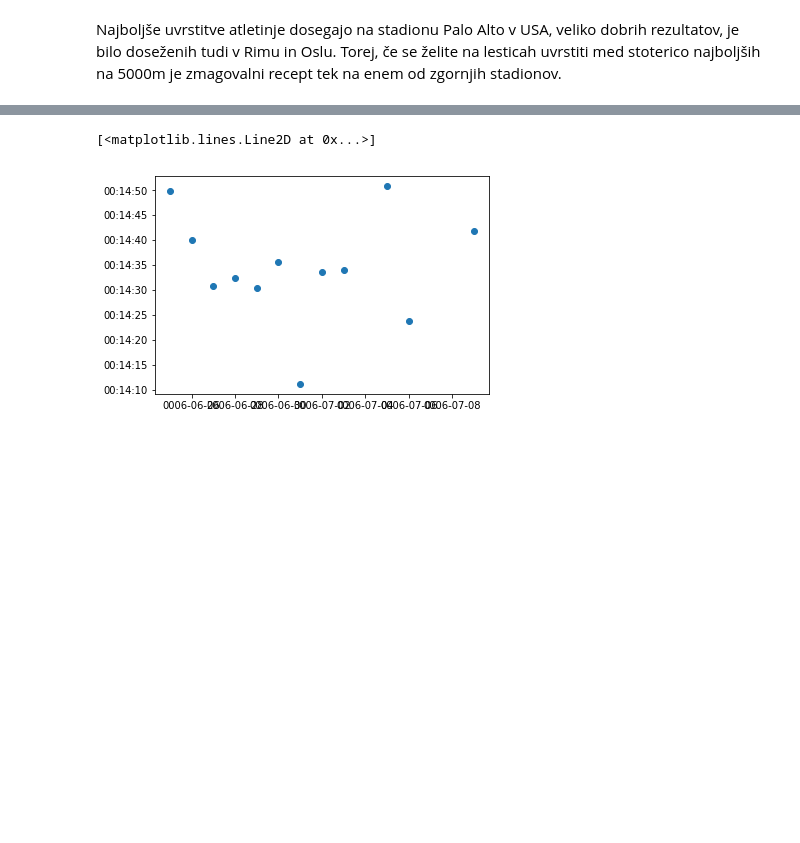
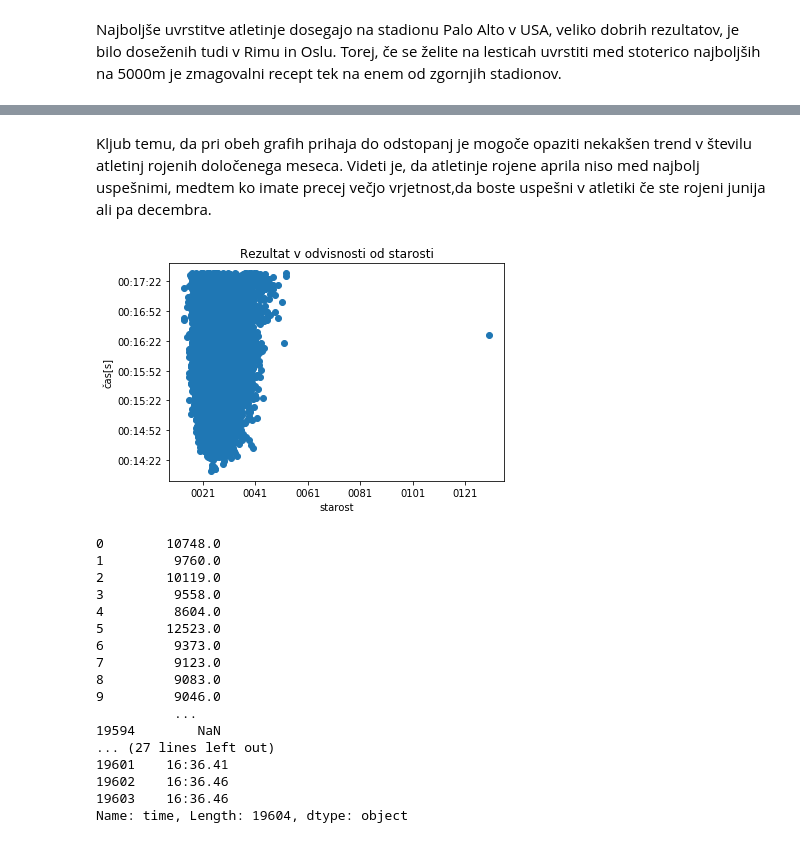
Before and after one commit to lauraguzeljblatnik/iaaf-tablice, a Jupyter notebook: Tablice.ipynb, the cells around one changed output, grey strips where cells are left out. Drawn from its saved outputs; the diff is of its cells as text; code cells hidden in the pictures; blank space fills up the shorter version.

```diff
--- a/Tablice.ipynb
+++ b/Tablice.ipynb
@@ -138,12 +233,34 @@ plt.show()
+# %% [markdown]
+Kljub temu, da pri obeh grafih prihaja do odstopanj je mogoče opaziti nekakšen trend v številu atletinj rojenih določenega meseca. Videti je, da atletinje rojene aprila niso med najbolj uspešnimi, medtem ko imate precej večjo vrjetnost,da boste uspešni v atletiki če ste rojeni junija ali pa decembra.
 # %%
-#poglejmo si razvoj rezultata aktualne svetovn prvakinje
-rekorderka = tablice[tablice['name'] =='Tirunesh DIBABA']
-j = rekorderka['date']
-x = j.dt.year
-y = rekorderka['time']
+#starost v odvisnosti rezultata
+starost = (tablice['date'] - tablice['DOB'])
+starost = starost.apply(lambda x: x.days)
+y = tablice['time']
 time_format = '%M:%S.%f'
 time = [datetime.datetime.strptime(i, time_format) for i in y]
-plt.plot_date(x, time)
+plt.title('Rezultat v odvisnosti od starosti')
+plt.xlabel('starost')
+plt.ylabel('čas[s]')
+plt.plot_date(starost, time, marker="o")
+plt.show()
+print(starost,y)
 # %% [output]
+[figure, new version]
-[<matplotlib.lines.Line2D at 0x...>]
+0        10748.0
+1         9760.0
+2        10119.0
+3         9558.0
+4         8604.0
+5        12523.0
+6         9373.0
+7         9123.0
+8         9083.0
+9         9046.0
+          ...
+19594        NaN
+... (27 lines left out)
+19601    16:36.41
+19602    16:36.46
+19603    16:36.46
+Name: time, Length: 19604, dtype: object
-[figure, old version]
```
Also changed, not shown: parts of 19 cells of this notebook.
